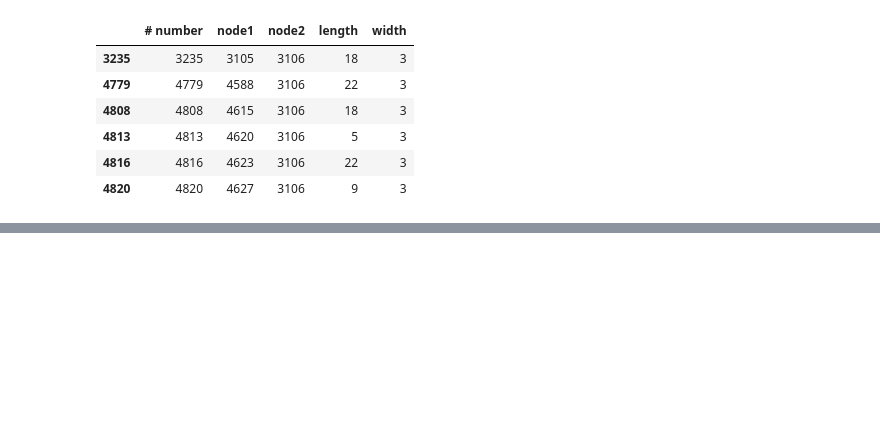
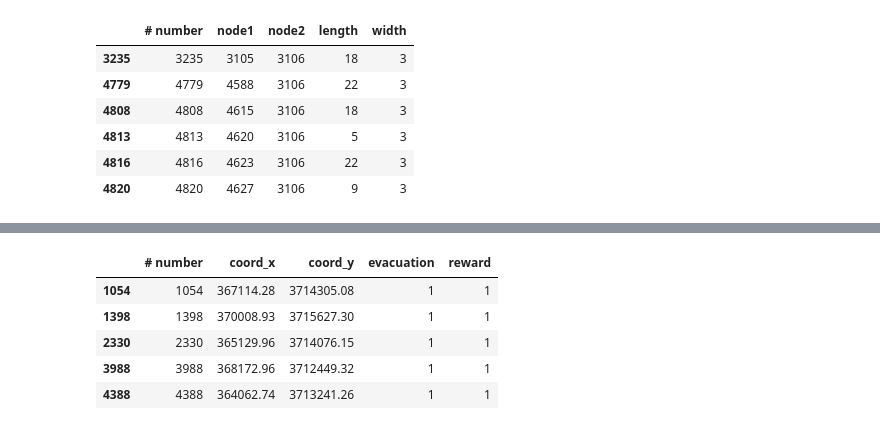
Before and after one commit to erick2307/tsuevac, a Jupyter notebook: new_kochi/preprocess.ipynb, the cells around one changed output, grey strips where cells are left out. Cells and saved outputs as stored; diff of their text form; code cells hidden in the pictures; blank space fills up the shorter version.

```diff
--- a/new_kochi/preprocess.ipynb
+++ b/new_kochi/preprocess.ipynb
@@ -279,0 +293,10 @@ gdf.plot(ax=ax,facecolor='none',edgecolor='red')
+# %%
+shelter_nodesdb = nodesdb[nodesdb['evacuation']==1]
+shelter_nodesdb.head()
+# %% [output]
+|  | # number | coord_x | coord_y | evacuation | reward |
+| 1054 | 1054 | 367114.28 | 3714305.08 | 1 | 1 |
+| 1398 | 1398 | 370008.93 | 3715627.30 | 1 | 1 |
+| 2330 | 2330 | 365129.96 | 3714076.15 | 1 | 1 |
+| 3988 | 3988 | 368172.96 | 3712449.32 | 1 | 1 |
+| 4388 | 4388 | 364062.74 | 3713241.26 | 1 | 1 |
```
Also changed, not shown: parts of 7 cells of this notebook, 1 other file.
